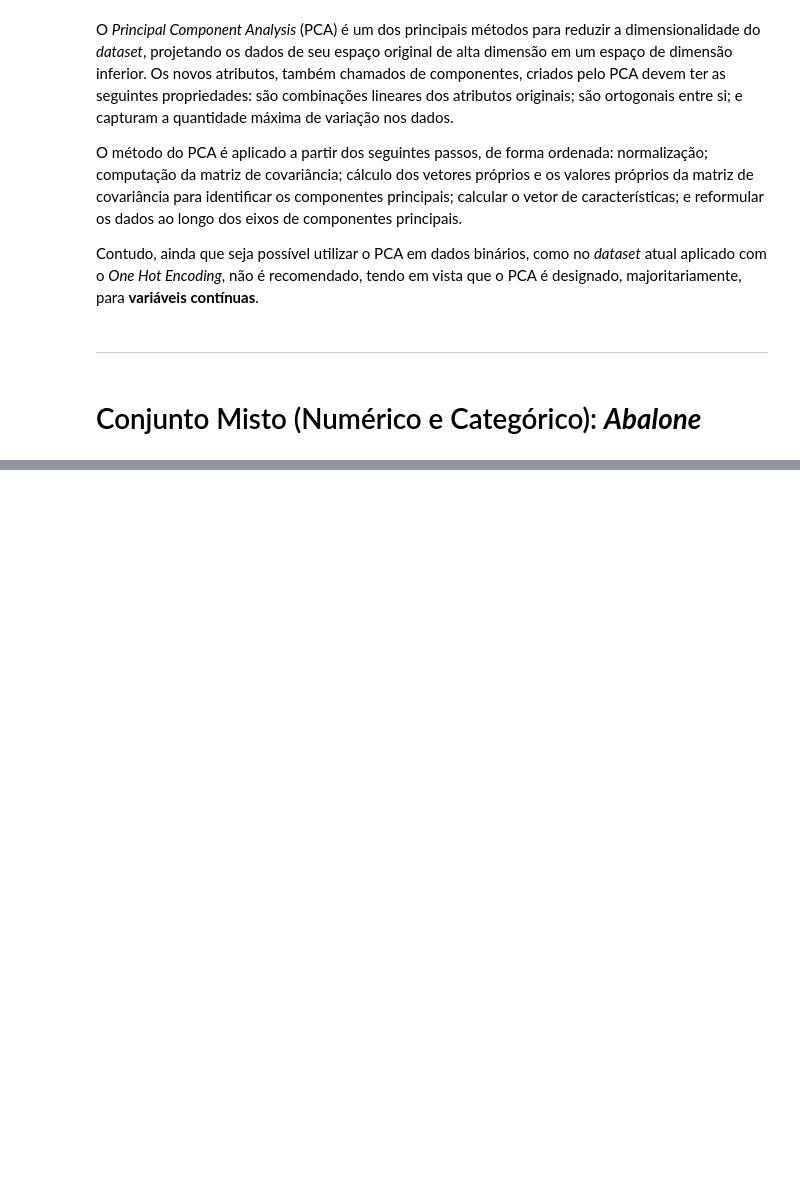
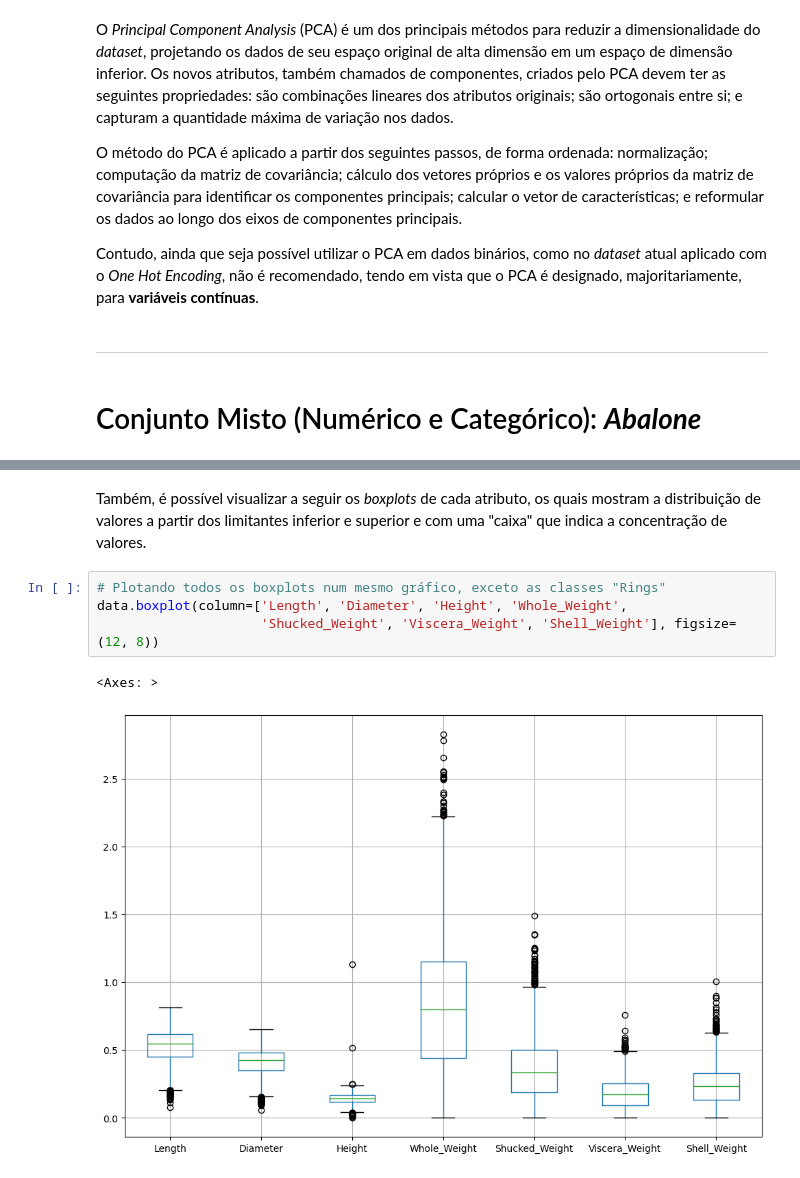
Before and after one commit to davimedio01/data-mining, a Jupyter notebook: 01. 09-19 - Atividade 1 (Pré-Processamento)/Atividade_01.ipynb, the cells around one changed output, grey strips where cells are left out. Cells and saved outputs as stored; diff of their text form; blank space fills up the shorter version.

```diff
--- a/01. 09-19 - Atividade 1 (Pré-Processamento)/Atividade_01.ipynb
+++ b/01. 09-19 - Atividade 1 (Pré-Processamento)/Atividade_01.ipynb
@@ -627,0 +1332,9 @@ Este conjunto de dados pode ser acessado por meio de: [Abalone](https://archive.
+# %% [markdown]
+Também, é possível visualizar a seguir os _boxplots_ de cada atributo, os quais mostram a distribuição de valores a partir dos limitantes inferior e superior e com uma "caixa" que indica a concentração de valores.
+# %%
+# Plotando todos os boxplots num mesmo gráfico, exceto as classes "Rings"
+data.boxplot(column=['Length', 'Diameter', 'Height', 'Whole_Weight',
+                     'Shucked_Weight', 'Viscera_Weight', 'Shell_Weight'], figsize=(12, 8))
+# %% [output]
+<Axes: >
+[figure, added]
```
Also changed, not shown: parts of 143 cells of this notebook, 2 other files.
